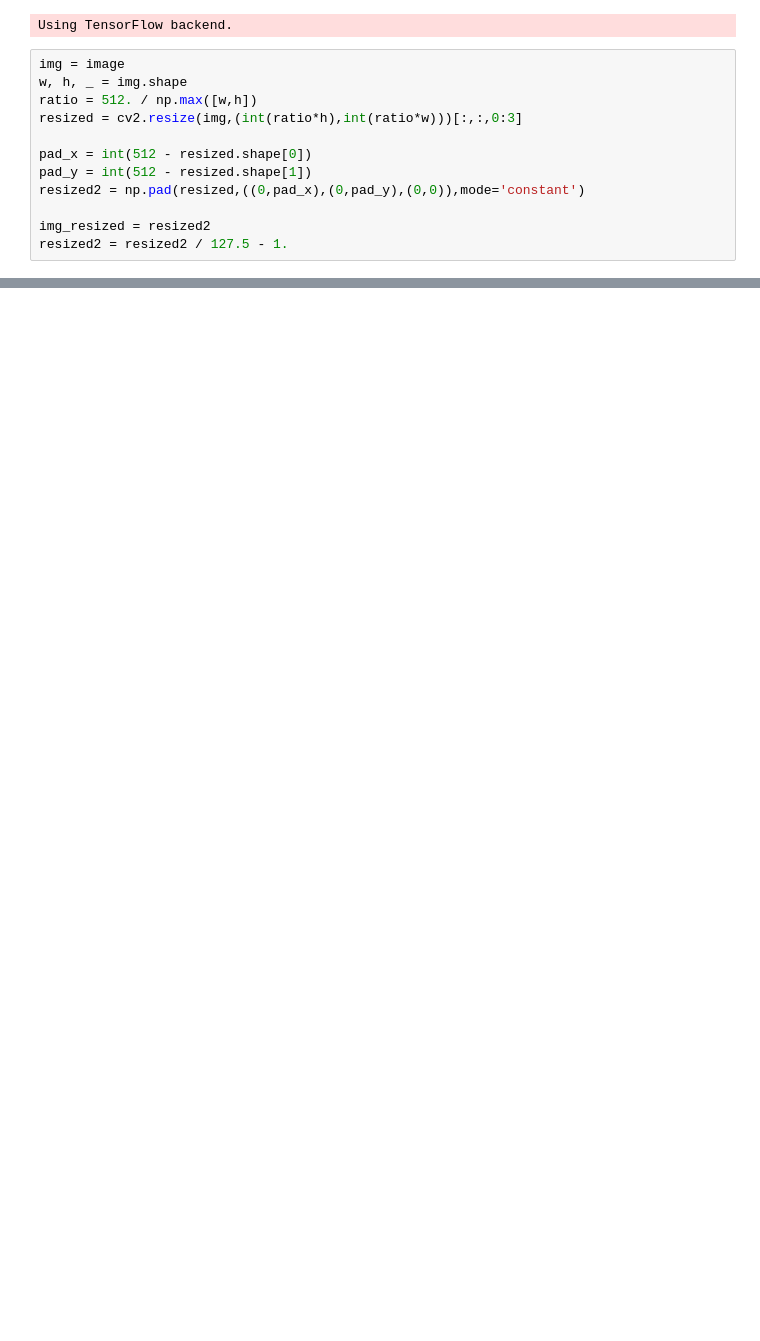
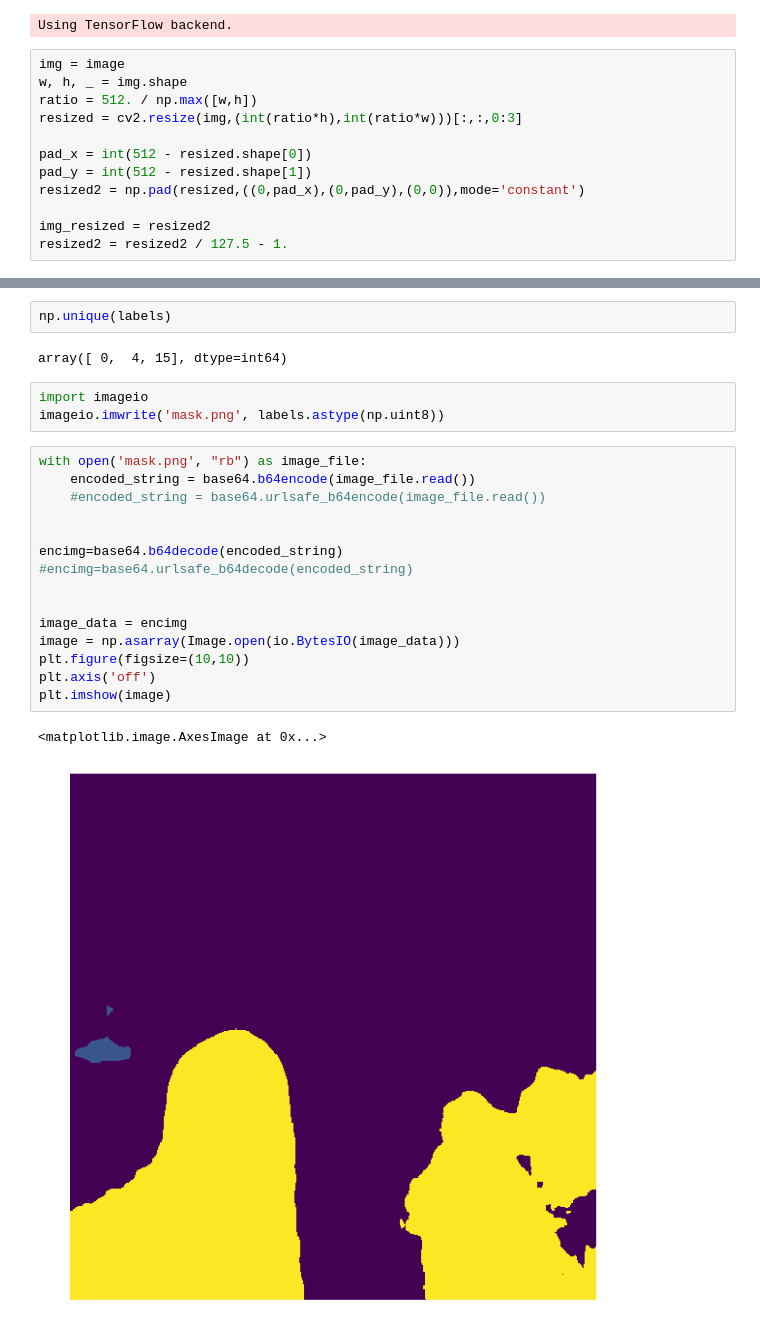
Before and after one commit to douglas125/AzureMLDeploy, a Jupyter notebook: python/MLServer - Retrieve and Classify.ipynb, the cells around one changed output, grey strips where cells are left out. Saved outputs shown, nothing was run; the diff lists cells and outputs as text; blank space fills up the shorter version.

```diff
--- a/python/MLServer - Retrieve and Classify.ipynb
+++ b/python/MLServer - Retrieve and Classify.ipynb
@@ -88,0 +92,25 @@ plt.imshow(labels)
+# %%
+np.unique(labels)
+# %% [output]
+array([ 0,  4, 15], dtype=int64)
+# %%
+import imageio
+imageio.imwrite('mask.png', labels.astype(np.uint8))
+# %%
+with open('mask.png', "rb") as image_file:
+    encoded_string = base64.b64encode(image_file.read())
+    #encoded_string = base64.urlsafe_b64encode(image_file.read())
+
+
+encimg=base64.b64decode(encoded_string)
+#encimg=base64.urlsafe_b64decode(encoded_string)
+
+
+image_data = encimg
+image = np.asarray(Image.open(io.BytesIO(image_data)))
+plt.figure(figsize=(10,10))
+plt.axis('off')
+plt.imshow(image)
+# %% [output]
+<matplotlib.image.AxesImage at 0x...>
+[figure, added]
```
Also changed, not shown: parts of 10 cells of this notebook, 5 other files.
